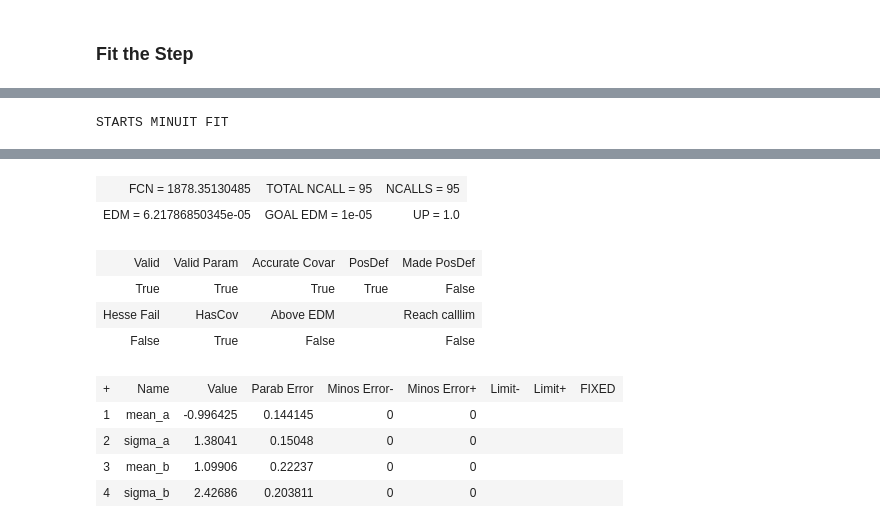
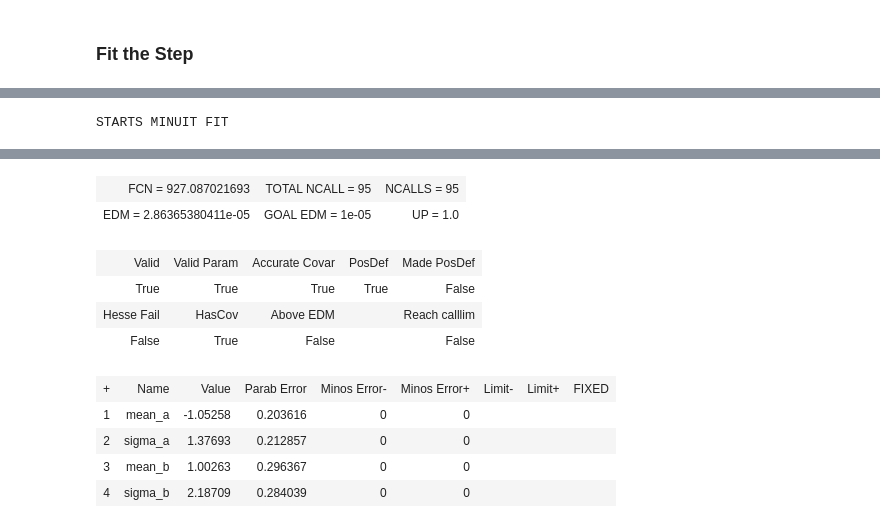
Before and after one commit to MickaelRigault/modefit, a Jupyter notebook: notebooks/Fitting Step on Mock Data.ipynb, the cells around one changed output, grey strips where cells are left out. Saved outputs shown, nothing was run; the diff lists cells and outputs as text; code cells hidden in the pictures.

```diff
--- a/notebooks/Fitting Step on Mock Data.ipynb
+++ b/notebooks/Fitting Step on Mock Data.ipynb
@@ -21,7 +21,8 @@ import numpy as np
 #### Creation of the data points
 # %%
 # Structure of the _data: [x,y,yerr]
-npointa,npointb = 200,200
+npointa,npointb = 100,100
+
 adata = np.asarray([np.random.rand(npointa)*10, np.random.normal(loc=-1,scale=2,size=npointa), [1.5]*npointa])
 bdata = np.asarray([np.random.rand(npointb)*10+10, np.random.normal(loc=1,scale=3,size=npointb), [2]*npointb])
 # %%
@@ -39,5 +40,5 @@ import stepfit
 # %%
-step = stepfit.step_fitter(np.concatenate([adata[0],bdata[0]]),
+step = modefit.step_fitter(np.concatenate([adata[0],bdata[0]]),
                            np.concatenate([adata[1],bdata[1]]),
                            np.concatenate([adata[2],bdata[2]]),
                           xcut = 10)
@@ -46,18 +45,18 @@ step = stepfit.step_fitter(np.concatenate([adata[0],bdata[0]]),
 # %%
-step.fit(sigma_a_guess=2,sigma_b_guess=2, mean_a_guess=-1.5,mean_b_guess=-0.8)
+step.fit(sigma_a_guess=2,sigma_b_guess=2, mean_a_guess=-1.5,mean_b_guess=-0.8, use_minuit=True)
 # %% [output]
 STARTS MINUIT FIT
 [interactive output not drawn]
-| FCN = 1878.35130485 | TOTAL NCALL = 95 | NCALLS = 95 |
-| EDM = 6.21786850345e-05 | GOAL EDM = 1e-05 | UP = 1.0 |
+| FCN = 927.087021693 | TOTAL NCALL = 95 | NCALLS = 95 |
+| EDM = 2.86365380411e-05 | GOAL EDM = 1e-05 | UP = 1.0 |
 | Valid | Valid Param | Accurate Covar | PosDef | Made PosDef |
 | True | True | True | True | False |
 | Hesse Fail | HasCov | Above EDM |  | Reach calllim |
 | False | True | False |  | False |
 | + | Name | Value | Parab Error | Minos Error- | Minos Error+ | Limit- | Limit+ | FIXED |
-| 1 | mean_a | -0.996425 | 0.144145 | 0 | 0 |  |  |  |
-| 2 | sigma_a | 1.38041 | 0.15048 | 0 | 0 |  |  |  |
-| 3 | mean_b | 1.09906 | 0.22237 | 0 | 0 |  |  |  |
-| 4 | sigma_b | 2.42686 | 0.203811 | 0 | 0 |  |  |  |
+| 1 | mean_a | -1.05258 | 0.203616 | 0 | 0 |  |  |  |
+| 2 | sigma_a | 1.37693 | 0.212857 | 0 | 0 |  |  |  |
+| 3 | mean_b | 1.00263 | 0.296367 | 0 | 0 |  |  |  |
+| 4 | sigma_b | 2.18709 | 0.284039 | 0 | 0 |  |  |  |
 [interactive output not drawn]
 # %%
```
Also changed, not shown: parts of 4 cells of this notebook.
